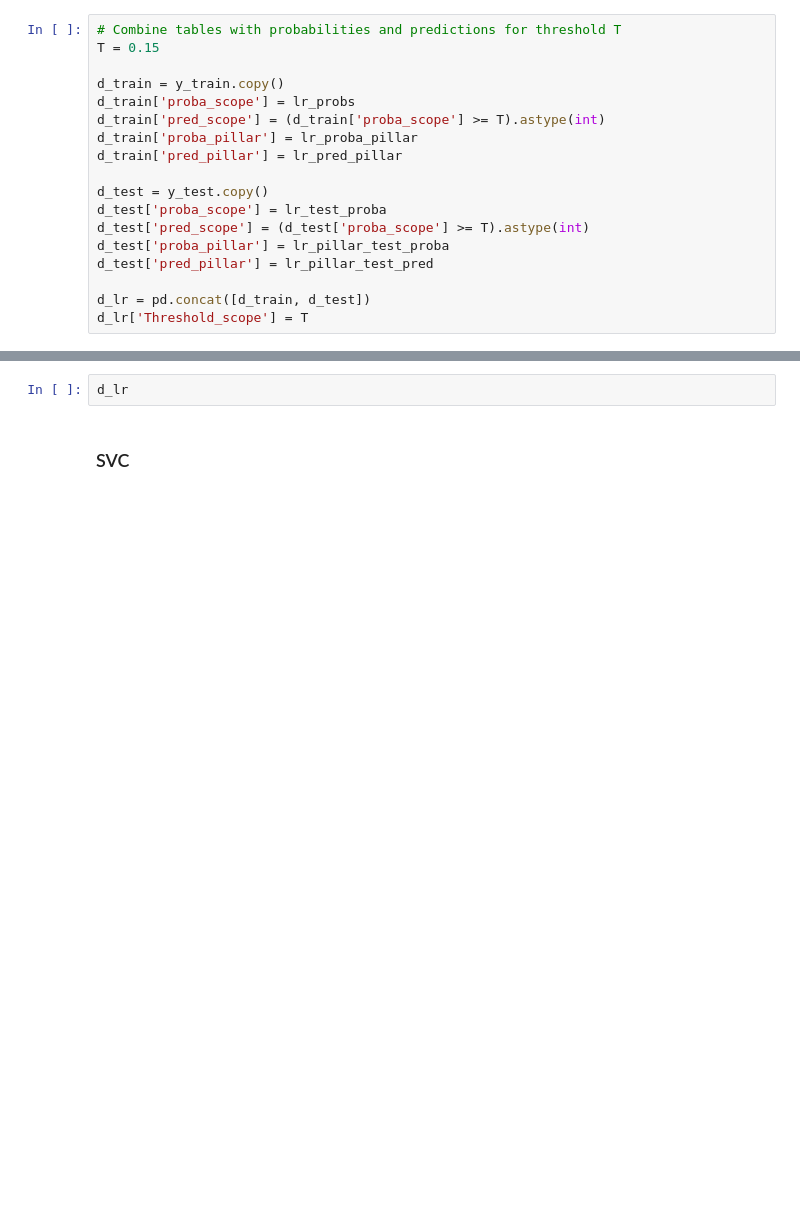
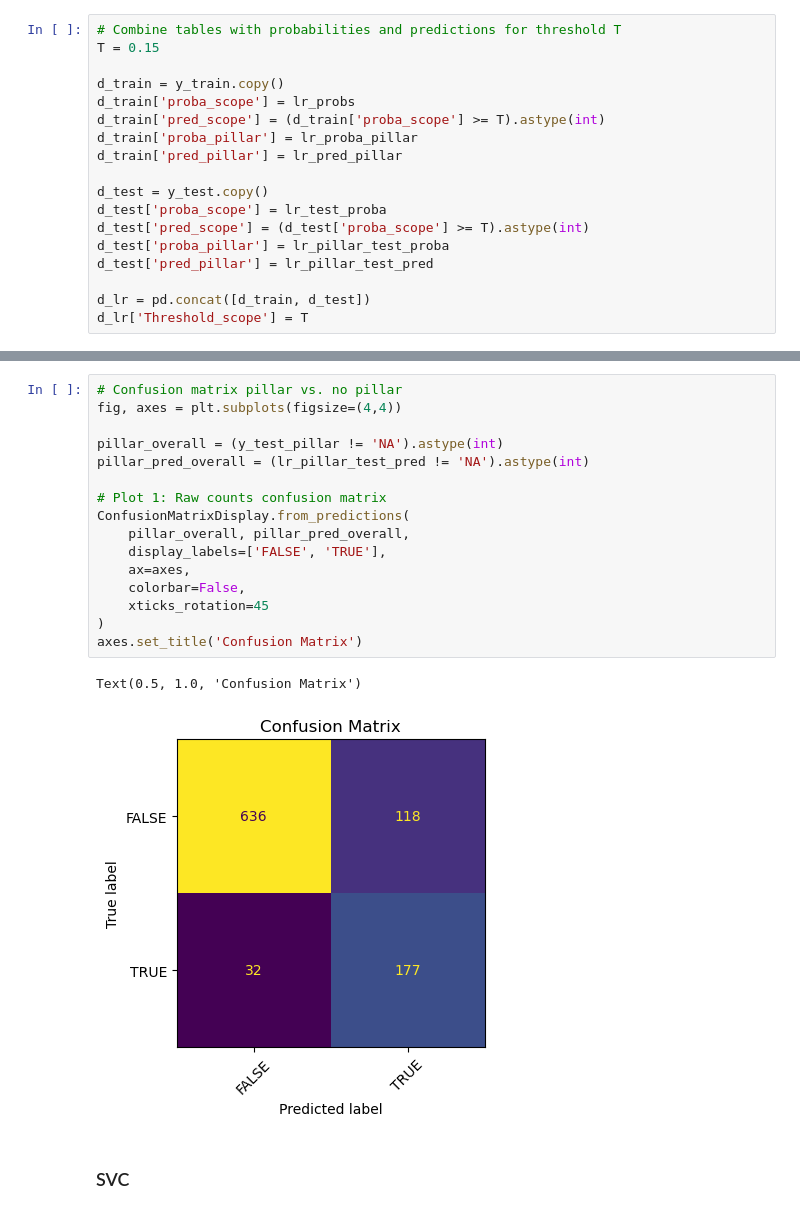
Before and after one commit to violah-fellow/SHEEP, a Jupyter notebook: Publications/ML/Optimisation_Stage1_specter.ipynb, the cells around one changed output, grey strips where cells are left out. Cells and saved outputs as stored; diff of their text form; blank space fills up the shorter version.

```diff
--- a/Publications/ML/Optimisation_Stage1_specter.ipynb
+++ b/Publications/ML/Optimisation_Stage1_specter.ipynb
@@ -1552,5 +1584,22 @@ d_lr['Threshold_scope'] = T
 # %%
-d_lr
+# Confusion matrix pillar vs. no pillar
+fig, axes = plt.subplots(figsize=(4,4))
+
+pillar_overall = (y_test_pillar != 'NA').astype(int)
+pillar_pred_overall = (lr_pillar_test_pred != 'NA').astype(int)
+
+# Plot 1: Raw counts confusion matrix
+ConfusionMatrixDisplay.from_predictions(
+    pillar_overall, pillar_pred_overall,
+    display_labels=['FALSE', 'TRUE'],
+    ax=axes,
+    colorbar=False,
+    xticks_rotation=45
+)
+axes.set_title('Confusion Matrix')
+# %% [output]
+Text(0.5, 1.0, 'Confusion Matrix')
+[figure, added]
 # %% [markdown]
 ### SVC
 # %%
```
Also changed, not shown: parts of 22 cells of this notebook, 9 other files.
